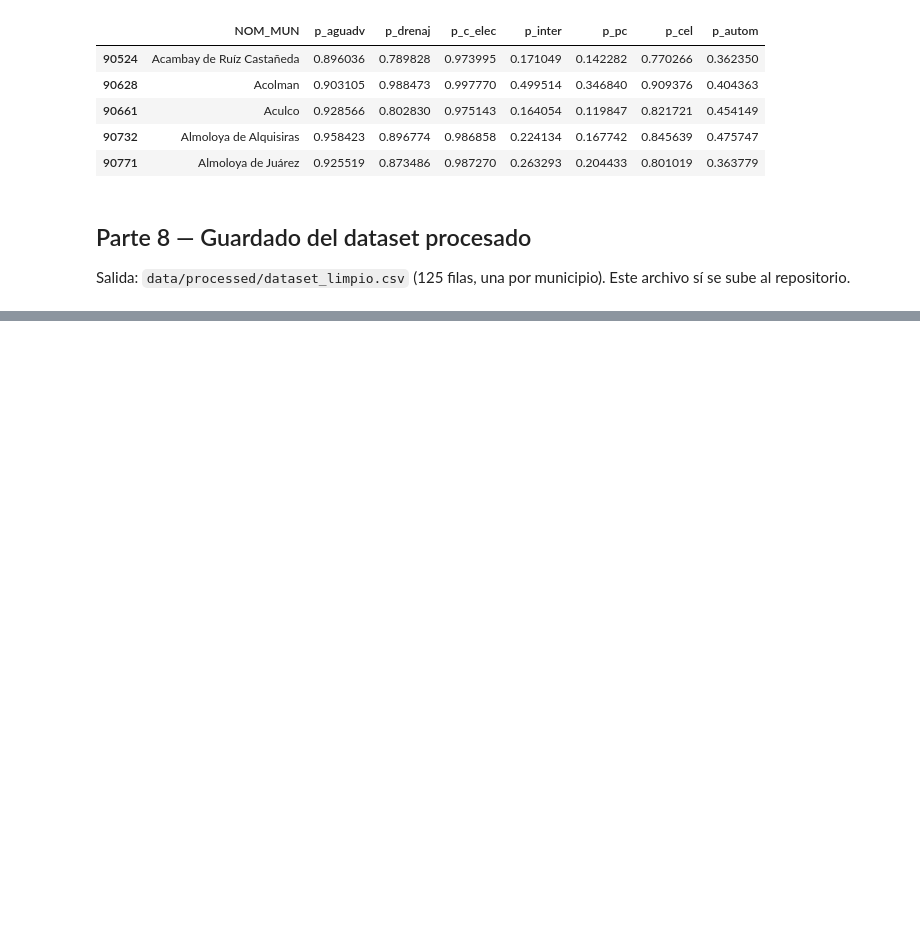
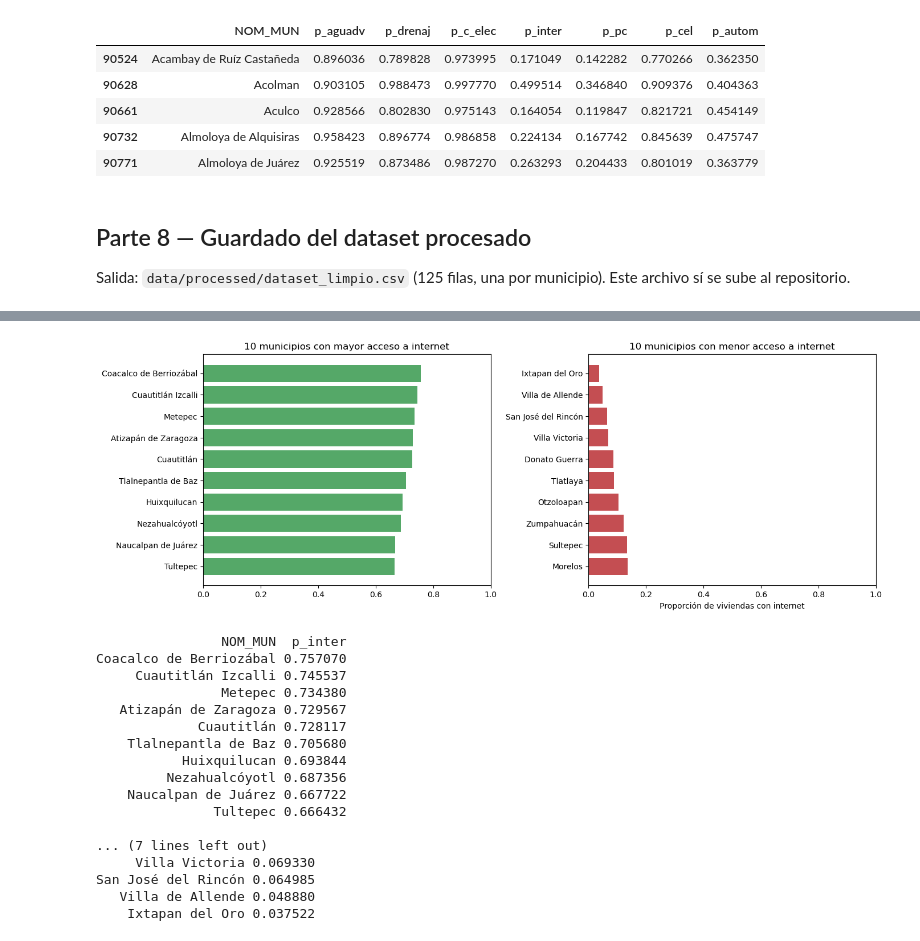
Before and after one commit to Elias-Manuel-Marquez-Bailon/proyecto-articulo-datos-publicos, a Jupyter notebook: notebook/analisis_datos_publicos.ipynb, the cells around one changed output, grey strips where cells are left out. Cells and saved outputs as stored; diff of their text form; code cells hidden in the pictures; blank space fills up the shorter version.

```diff
--- a/notebook/analisis_datos_publicos.ipynb
+++ b/notebook/analisis_datos_publicos.ipynb
@@ -181,0 +241,39 @@ Filas: 125 | Columnas: 22
+# %%
+orden = df.sort_values("p_inter", ascending=False)
+top = orden.head(10).iloc[::-1]
+bottom = orden.tail(10)
+
+fig, axes = plt.subplots(1, 2, figsize=(14, 5), sharex=True)
+axes[0].barh(top["NOM_MUN"], top["p_inter"], color="#55A868")
+axes[0].set_title("10 municipios con mayor acceso a internet")
+axes[1].barh(bottom["NOM_MUN"], bottom["p_inter"], color="#C44E52")
+axes[1].set_title("10 municipios con menor acceso a internet")
+axes[1].set_xlabel("Proporción de viviendas con internet")
+for ax in axes:
+    ax.set_xlim(0, 1)
+fig.tight_layout()
+fig.savefig(IMG / "grafica_3.png", dpi=150, bbox_inches="tight")
+plt.show()
+
+print(top[["NOM_MUN", "p_inter"]].iloc[::-1].to_string(index=False))
+print()
+print(bottom[["NOM_MUN", "p_inter"]].to_string(index=False))
+# %% [output]
+[figure, added]
+                NOM_MUN  p_inter
+Coacalco de Berriozábal 0.757070
+     Cuautitlán Izcalli 0.745537
+                Metepec 0.734380
+   Atizapán de Zaragoza 0.729567
+             Cuautitlán 0.728117
+    Tlalnepantla de Baz 0.705680
+           Huixquilucan 0.693844
+         Nezahualcóyotl 0.687356
+    Naucalpan de Juárez 0.667722
+               Tultepec 0.666432
+
+... (7 lines left out)
+     Villa Victoria 0.069330
+San José del Rincón 0.064985
+   Villa de Allende 0.048880
+    Ixtapan del Oro 0.037522
```
Also changed, not shown: parts of 14 cells of this notebook, 5 other files.
